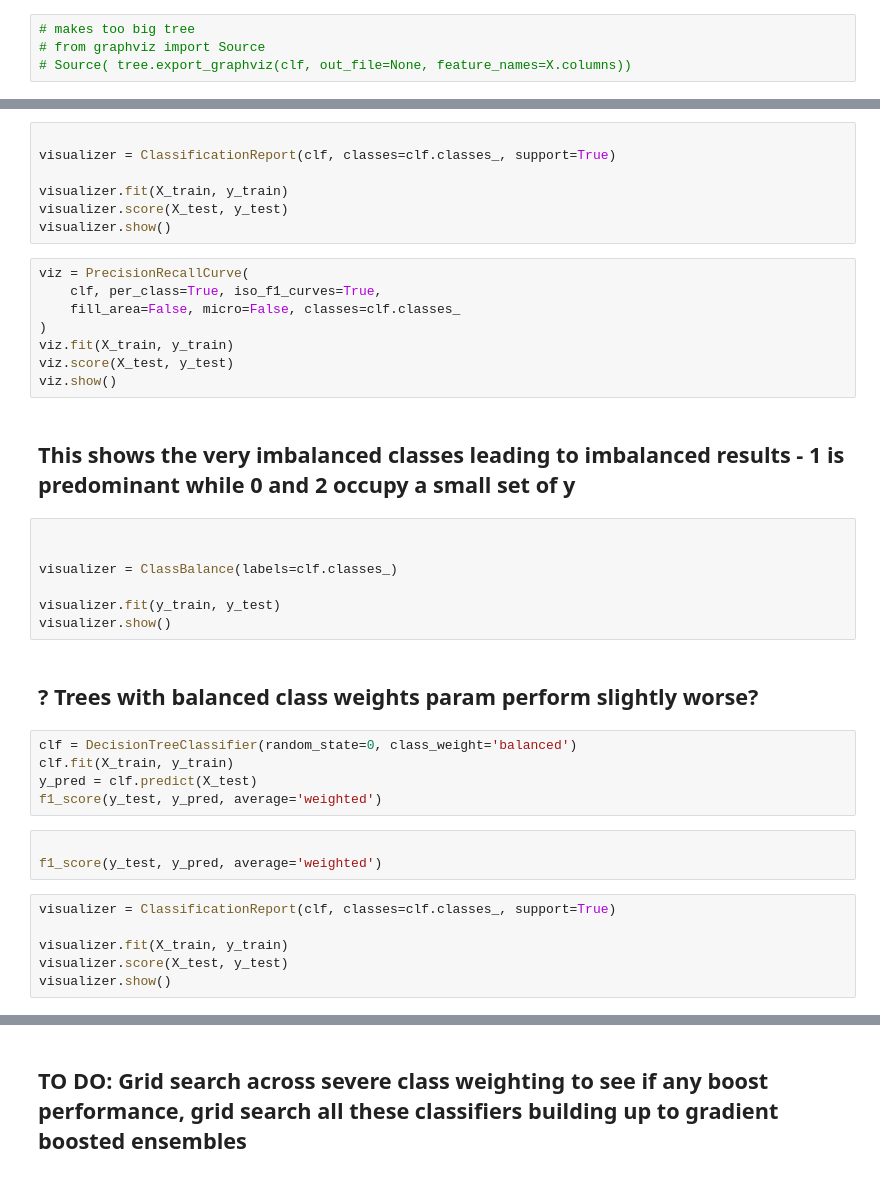
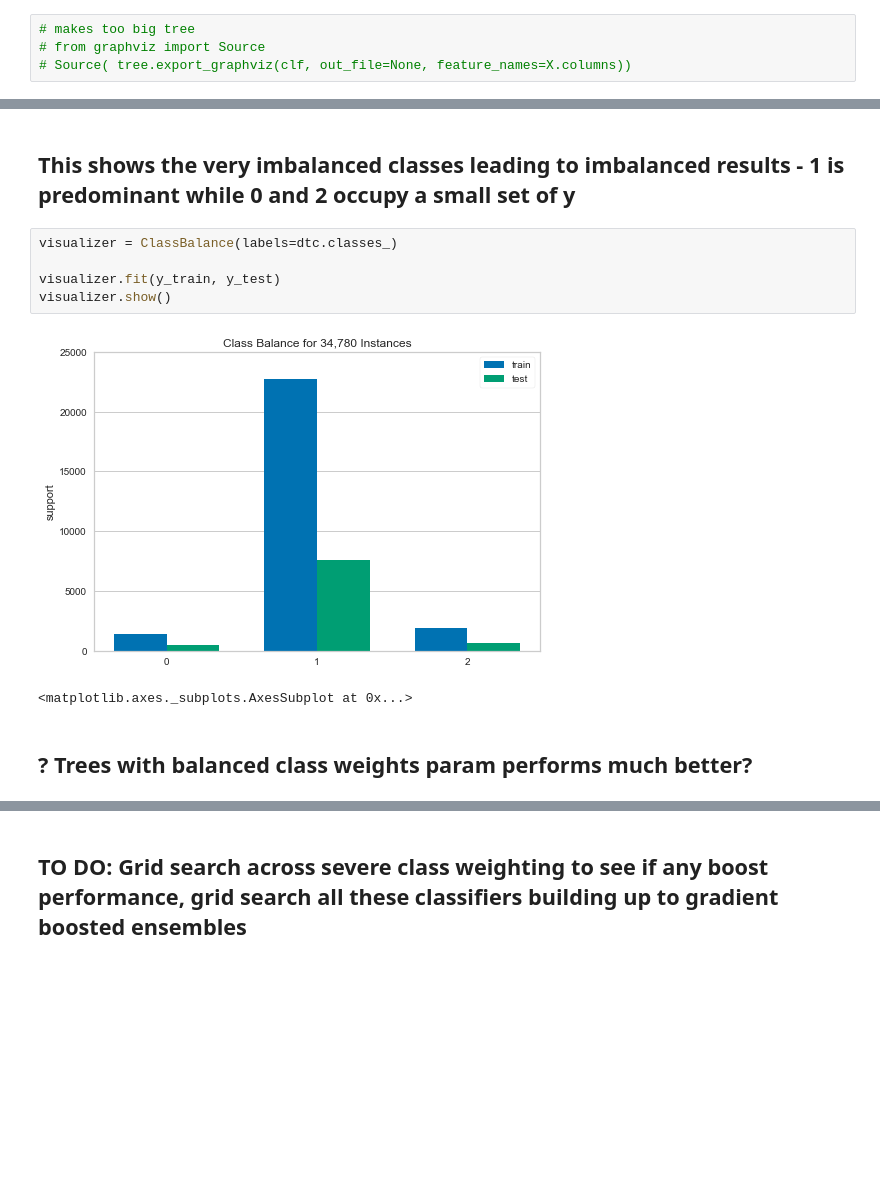
Before and after one commit to MichaelBurak/crunchbase-analysis, a Jupyter notebook: crunchbase-analysis.ipynb, the cells around one changed output, grey strips where cells are left out. Cells and saved outputs as stored; diff of their text form; blank space fills up the shorter version.

```diff
--- a/crunchbase-analysis.ipynb
+++ b/crunchbase-analysis.ipynb
@@ -1067,40 +1045,12 @@ from yellowbrick.target import ClassBalance
-# %%
-
-visualizer = ClassificationReport(clf, classes=clf.classes_, support=True)
-
-visualizer.fit(X_train, y_train)
-visualizer.score(X_test, y_test)
-visualizer.show()
-# %%
-viz = PrecisionRecallCurve(
-    clf, per_class=True, iso_f1_curves=True,
-    fill_area=False, micro=False, classes=clf.classes_
-)
-viz.fit(X_train, y_train)
-viz.score(X_test, y_test)
-viz.show()
 # %% [markdown]
 ## This shows the very imbalanced classes leading to imbalanced results - 1 is predominant while 0 and 2 occupy a small set of y
 # %%
-
-
-visualizer = ClassBalance(labels=clf.classes_)
+visualizer = ClassBalance(labels=dtc.classes_)
 
 visualizer.fit(y_train, y_test)
 visualizer.show()
+# %% [output]
+[figure, added]
+<matplotlib.axes._subplots.AxesSubplot at 0x...>
 # %% [markdown]
-## ? Trees with balanced class weights param perform slightly worse?
+## ? Trees with balanced class weights param performs much better?
-# %%
-clf = DecisionTreeClassifier(random_state=0, class_weight='balanced')
-clf.fit(X_train, y_train)
-y_pred = clf.predict(X_test)
-f1_score(y_test, y_pred, average='weighted')
-# %%
-
-f1_score(y_test, y_pred, average='weighted')
-# %%
-visualizer = ClassificationReport(clf, classes=clf.classes_, support=True)
-
-visualizer.fit(X_train, y_train)
-visualizer.score(X_test, y_test)
-visualizer.show()
```
Also changed, not shown: parts of 238 cells of this notebook.
